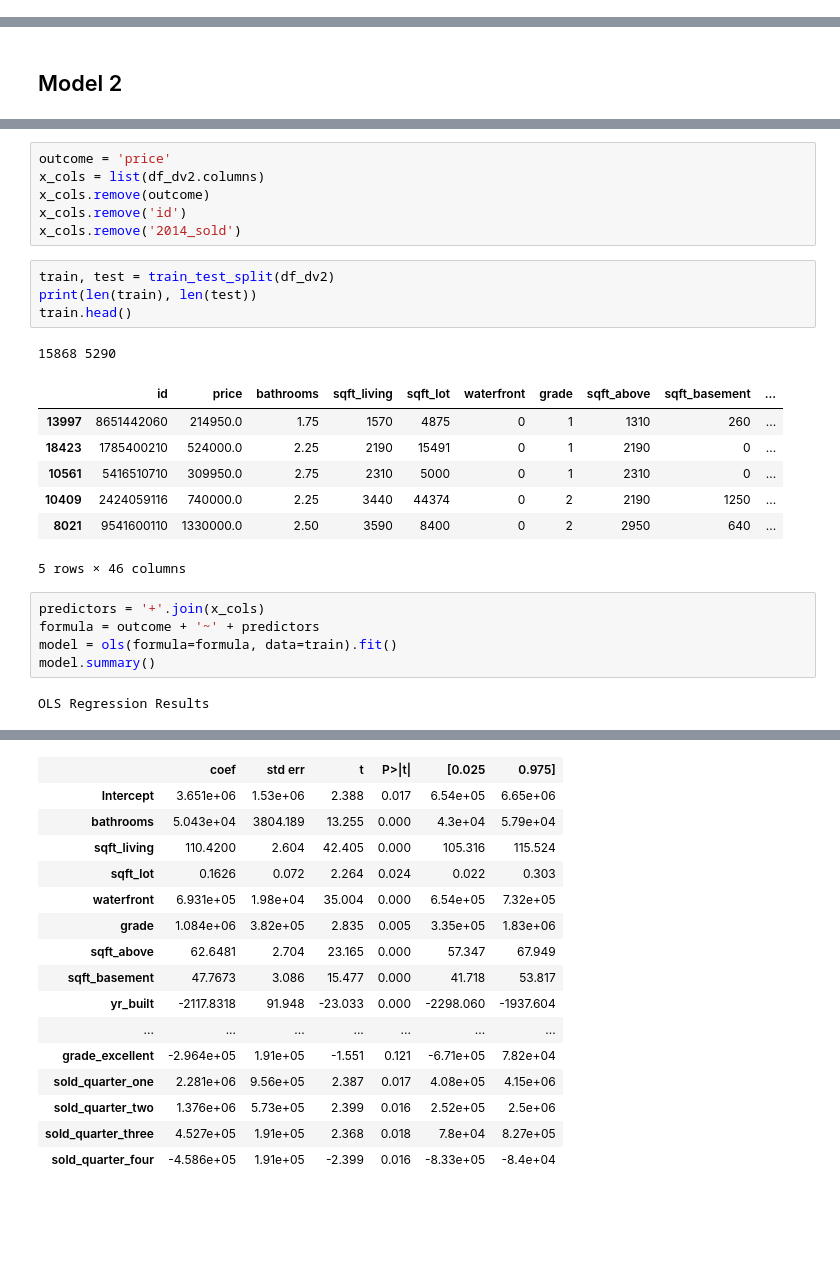
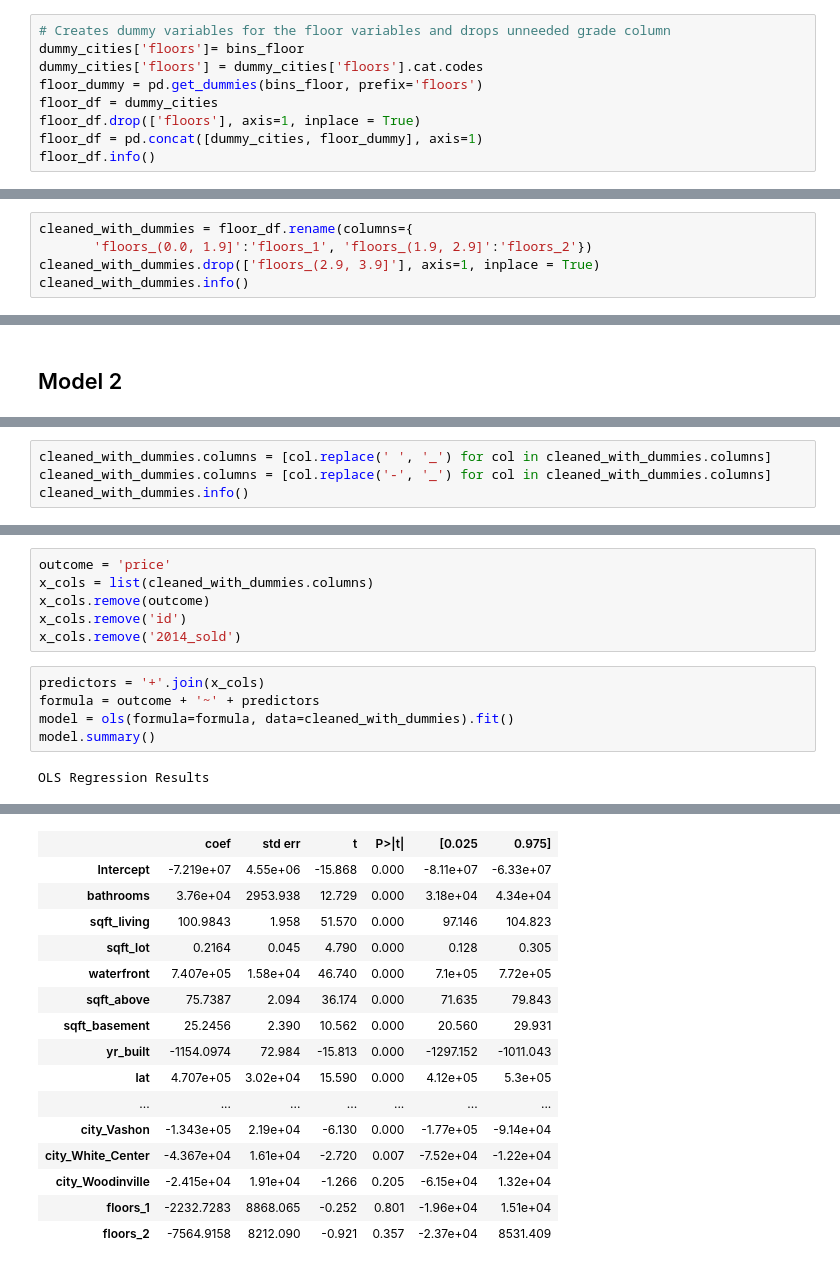
Before and after one commit to msf894/dsc-mod-2-project-v2-1-onl01-dtsc-ft-052620, a Jupyter notebook: student.ipynb, the cells around one changed output, grey strips where cells are left out. Cells and saved outputs as stored; diff of their text form; blank space fills up the shorter version.

```diff
--- a/student.ipynb
+++ b/student.ipynb
@@ -1014,0 +1085,9 @@ df_dv2['zipcode'].nunique()
+# %%
+# Creates dummy variables for the floor variables and drops unneeded grade column
+dummy_cities['floors']= bins_floor
+dummy_cities['floors'] = dummy_cities['floors'].cat.codes
+floor_dummy = pd.get_dummies(bins_floor, prefix='floors')
+floor_df = dummy_cities
+floor_df.drop(['floors'], axis=1, inplace = True)
+floor_df = pd.concat([dummy_cities, floor_dummy], axis=1)
+floor_df.info()
@@ -1014,0 +1112,5 @@ df_dv2['zipcode'].nunique()
+# %%
+cleaned_with_dummies = floor_df.rename(columns={
+       'floors_(0.0, 1.9]':'floors_1', 'floors_(1.9, 2.9]':'floors_2'})
+cleaned_with_dummies.drop(['floors_(2.9, 3.9]'], axis=1, inplace = True)
+cleaned_with_dummies.info()
@@ -1396 +1544,5 @@ Index(['id', 'price', 'bathrooms', 'sqft_living', 'sqft_lot', 'waterfront',
       dtype='object')
+# %%
+cleaned_with_dummies.columns = [col.replace(' ', '_') for col in cleaned_with_dummies.columns]
+cleaned_with_dummies.columns = [col.replace('-', '_') for col in cleaned_with_dummies.columns]
+cleaned_with_dummies.info()
@@ -1397,26 +1573,13 @@ Index(['id', 'price', 'bathrooms', 'sqft_living', 'sqft_lot', 'waterfront',
 # %%
 outcome = 'price'
-x_cols = list(df_dv2.columns)
+x_cols = list(cleaned_with_dummies.columns)
 x_cols.remove(outcome)
 x_cols.remove('id')
 x_cols.remove('2014_sold')
-# %%
-train, test = train_test_split(df_dv2)
-print(len(train), len(test))
-train.head()
-# %% [output]
-15868 5290
-|  | id | price | bathrooms | sqft_living | sqft_lot | waterfront | grade | sqft_above | sqft_basement | ... |
-| 13997 | 8651442060 | 214950.0 | 1.75 | 1570 | 4875 | 0 | 1 | 1310 | 260 | ... |
-| 18423 | 1785400210 | 524000.0 | 2.25 | 2190 | 15491 | 0 | 1 | 2190 | 0 | ... |
-| 10561 | 5416510710 | 309950.0 | 2.75 | 2310 | 5000 | 0 | 1 | 2310 | 0 | ... |
-| 10409 | 2424059116 | 740000.0 | 2.25 | 3440 | 44374 | 0 | 2 | 2190 | 1250 | ... |
-| 8021 | 9541600110 | 1330000.0 | 2.50 | 3590 | 8400 | 0 | 2 | 2950 | 640 | ... |
-5 rows × 46 columns
 # %%
 predictors = '+'.join(x_cols)
 formula = outcome + '~' + predictors
-model = ols(formula=formula, data=train).fit()
+model = ols(formula=formula, data=cleaned_with_dummies).fit()
 model.summary()
 # %% [output]
 OLS Regression Results
@@ -1431,17 +1594,17 @@ OLS Regression Results
 | Covariance Type: | nonrobust |  |  |
 |  | coef | std err | t | P>|t| | [0.025 | 0.975] |
-| Intercept | 3.651e+06 | 1.53e+06 | 2.388 | 0.017 | 6.54e+05 | 6.65e+06 |
-| bathrooms | 5.043e+04 | 3804.189 | 13.255 | 0.000 | 4.3e+04 | 5.79e+04 |
-| sqft_living | 110.4200 | 2.604 | 42.405 | 0.000 | 105.316 | 115.524 |
-| sqft_lot | 0.1626 | 0.072 | 2.264 | 0.024 | 0.022 | 0.303 |
-| waterfront | 6.931e+05 | 1.98e+04 | 35.004 | 0.000 | 6.54e+05 | 7.32e+05 |
-| grade | 1.084e+06 | 3.82e+05 | 2.835 | 0.005 | 3.35e+05 | 1.83e+06 |
-| sqft_above | 62.6481 | 2.704 | 23.165 | 0.000 | 57.347 | 67.949 |
-| sqft_basement | 47.7673 | 3.086 | 15.477 | 0.000 | 41.718 | 53.817 |
-| yr_built | -2117.8318 | 91.948 | -23.033 | 0.000 | -2298.060 | -1937.604 |
+| Intercept | -7.219e+07 | 4.55e+06 | -15.868 | 0.000 | -8.11e+07 | -6.33e+07 |
+| bathrooms | 3.76e+04 | 2953.938 | 12.729 | 0.000 | 3.18e+04 | 4.34e+04 |
+| sqft_living | 100.9843 | 1.958 | 51.570 | 0.000 | 97.146 | 104.823 |
+| sqft_lot | 0.2164 | 0.045 | 4.790 | 0.000 | 0.128 | 0.305 |
+| waterfront | 7.407e+05 | 1.58e+04 | 46.740 | 0.000 | 7.1e+05 | 7.72e+05 |
+| sqft_above | 75.7387 | 2.094 | 36.174 | 0.000 | 71.635 | 79.843 |
+| sqft_basement | 25.2456 | 2.390 | 10.562 | 0.000 | 20.560 | 29.931 |
+| yr_built | -1154.0974 | 72.984 | -15.813 | 0.000 | -1297.152 | -1011.043 |
+| lat | 4.707e+05 | 3.02e+04 | 15.590 | 0.000 | 4.12e+05 | 5.3e+05 |
 | ... | ... | ... | ... | ... | ... | ... |
-| grade_excellent | -2.964e+05 | 1.91e+05 | -1.551 | 0.121 | -6.71e+05 | 7.82e+04 |
-| sold_quarter_one | 2.281e+06 | 9.56e+05 | 2.387 | 0.017 | 4.08e+05 | 4.15e+06 |
-| sold_quarter_two | 1.376e+06 | 5.73e+05 | 2.399 | 0.016 | 2.52e+05 | 2.5e+06 |
-| sold_quarter_three | 4.527e+05 | 1.91e+05 | 2.368 | 0.018 | 7.8e+04 | 8.27e+05 |
-| sold_quarter_four | -4.586e+05 | 1.91e+05 | -2.399 | 0.016 | -8.33e+05 | -8.4e+04 |
+| city_Vashon | -1.343e+05 | 2.19e+04 | -6.130 | 0.000 | -1.77e+05 | -9.14e+04 |
+| city_White_Center | -4.367e+04 | 1.61e+04 | -2.720 | 0.007 | -7.52e+04 | -1.22e+04 |
+| city_Woodinville | -2.415e+04 | 1.91e+04 | -1.266 | 0.205 | -6.15e+04 | 1.32e+04 |
+| floors_1 | -2232.7283 | 8868.065 | -0.252 | 0.801 | -1.96e+04 | 1.51e+04 |
+| floors_2 | -7564.9158 | 8212.090 | -0.921 | 0.357 | -2.37e+04 | 8531.409 |
```
Also changed, not shown: parts of 83 cells of this notebook.
